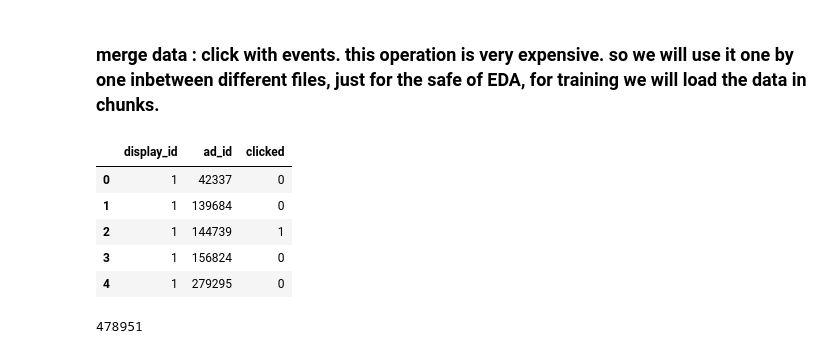
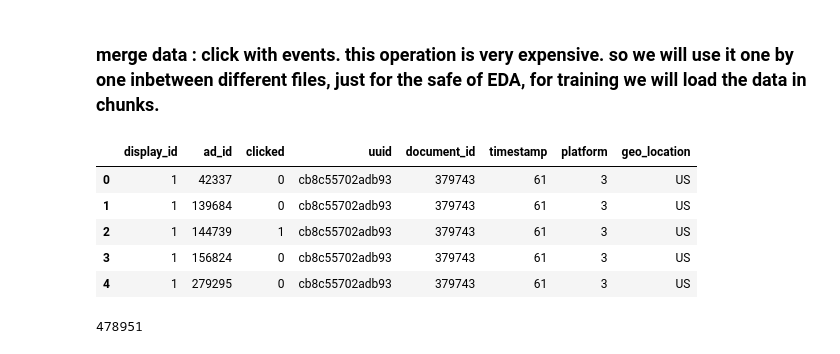
Before and after one commit to nicolaepetridean/content_recommend_eda, a Jupyter notebook: src/EDA.ipynb, the cells around one changed output. Cells and saved outputs as stored; diff of their text form; code cells hidden in the pictures.

```diff
--- a/src/EDA.ipynb
+++ b/src/EDA.ipynb
@@ -204,17 +204,17 @@ train_data = pd.read_csv(train_csv)
 # %%
 merged_train_data = train_data.merge(events_info, on="display_id", how="outer").fillna("")
 # %%
-#merged_train_data.info()
-train_data.head()
+merged_train_data.head()
+#train_data.head()
 #events_info.info()
 #merged_train_data.head()
 # %% [output]
-|  | display_id | ad_id | clicked |
-| 0 | 1 | 42337 | 0 |
-| 1 | 1 | 139684 | 0 |
-| 2 | 1 | 144739 | 1 |
-| 3 | 1 | 156824 | 0 |
-| 4 | 1 | 279295 | 0 |
+|  | display_id | ad_id | clicked | uuid | document_id | timestamp | platform | geo_location |
+| 0 | 1 | 42337 | 0 | cb8c55702adb93 | 379743 | 61 | 3 | US |
+| 1 | 1 | 139684 | 0 | cb8c55702adb93 | 379743 | 61 | 3 | US |
+| 2 | 1 | 144739 | 1 | cb8c55702adb93 | 379743 | 61 | 3 | US |
+| 3 | 1 | 156824 | 0 | cb8c55702adb93 | 379743 | 61 | 3 | US |
+| 4 | 1 | 279295 | 0 | cb8c55702adb93 | 379743 | 61 | 3 | US |
 # %%
 merged_train_data["ad_id"].nunique() #unique advertisements ids
 #events_info["document_id"].nunique()
```
Also changed, not shown: parts of 1 cell of this notebook.
